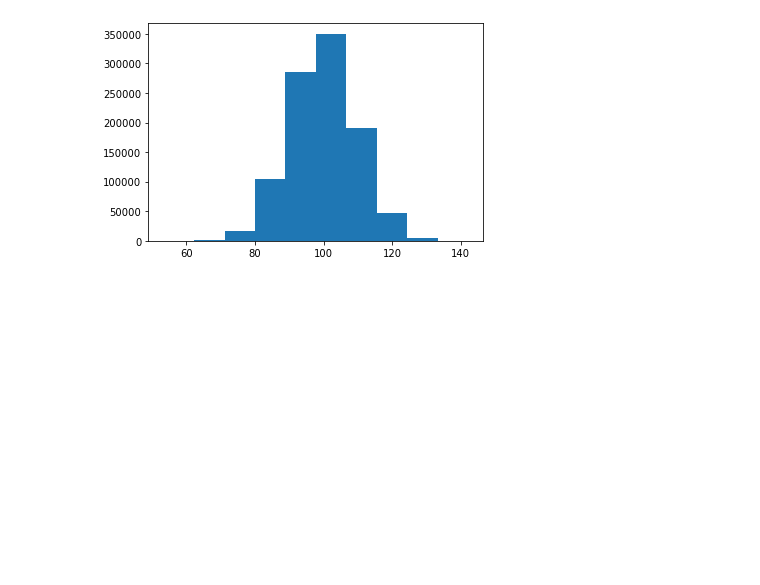
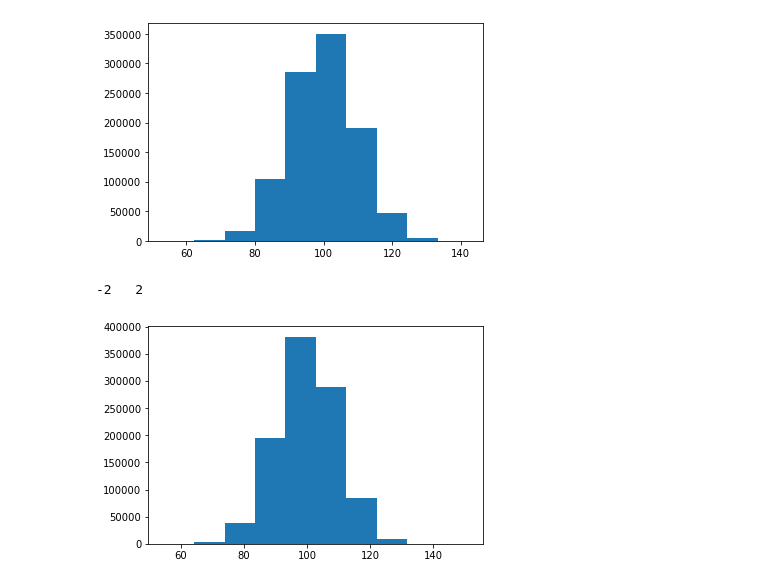
Before and after one commit to Inventrohyder/cs146, a Jupyter notebook: 7.1/notebook.ipynb, the cells around one changed output. Cells and saved outputs as stored; diff of their text form; code cells hidden in the pictures; blank space fills up the shorter version.

```diff
--- a/7.1/notebook.ipynb
+++ b/7.1/notebook.ipynb
@@ -30,3 +30,30 @@ print(round(lower)," ", round(upper))
 # %% [output]
 -2   2
 [figure]
+# %%
+def sized(n):
+    #Define parameters of normal distribution from binomial
+
+    stdev = np.sqrt(n*p*(1-p)) # Standard Deviation
+    mu = n*p #Mean
+    N(p, p(1-p)/n)
+
+
+    #Create distribution and sample it
+    distribution = np.random.normal(mu, stdev, 1000000)
+
+    plt.hist(distribution)
+
+
+    #Compute 95% comfidence intervals and bounds for margin of error
+
+
+    lower = (np.percentile(distribution, 2.5)-mu)/n*100
+    upper = (np.percentile(distribution, 97.5)-mu)/n*100
+
+    print(round(lower)," ", round(upper))
+# %%
+sized(1000)
+# %% [output]
+-2   2
+[figure, added]
```
Also changed, not shown: parts of 4 cells of this notebook.
